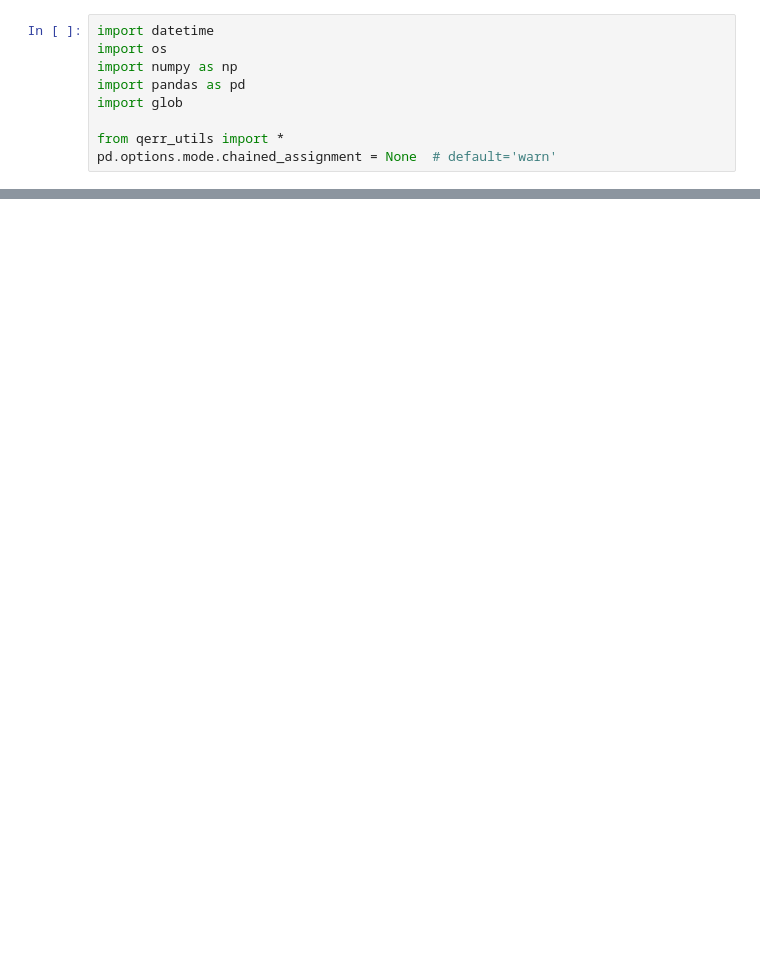
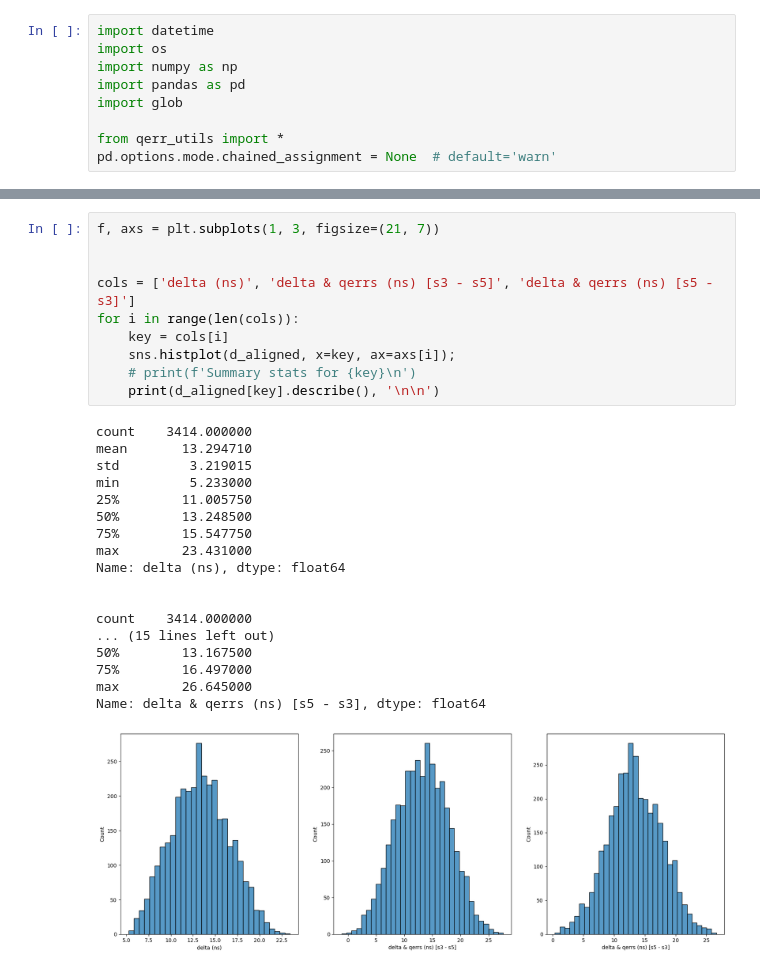
Before and after one commit to panoseti/gnss-pdft, a Jupyter notebook: qerr/plot_qerr_data.ipynb, the cells around one changed output, grey strips where cells are left out. Saved outputs shown, nothing was run; the diff lists cells and outputs as text; blank space fills up the shorter version.

```diff
--- a/qerr/plot_qerr_data.ipynb
+++ b/qerr/plot_qerr_data.ipynb
@@ -158,0 +158,29 @@ Name: qErr (ns), Length: 3414, dtype: float64
+# %%
+f, axs = plt.subplots(1, 3, figsize=(21, 7))
+
+
+cols = ['delta (ns)', 'delta & qerrs (ns) [s3 - s5]', 'delta & qerrs (ns) [s5 - s3]']
+for i in range(len(cols)):
+    key = cols[i]
+    sns.histplot(d_aligned, x=key, ax=axs[i]);
+    # print(f'Summary stats for {key}\n')
+    print(d_aligned[key].describe(), '\n\n')
+# %% [output]
+count    3414.000000
+mean       13.294710
+std         3.219015
+min         5.233000
+25%        11.005750
+50%        13.248500
+75%        15.547750
+max        23.431000
+Name: delta (ns), dtype: float64
+
+
+count    3414.000000
+... (15 lines left out)
+50%        13.167500
+75%        16.497000
+max        26.645000
+Name: delta & qerrs (ns) [s5 - s3], dtype: float64
+[figure, added]
```
Also changed, not shown: parts of 11 cells of this notebook.
